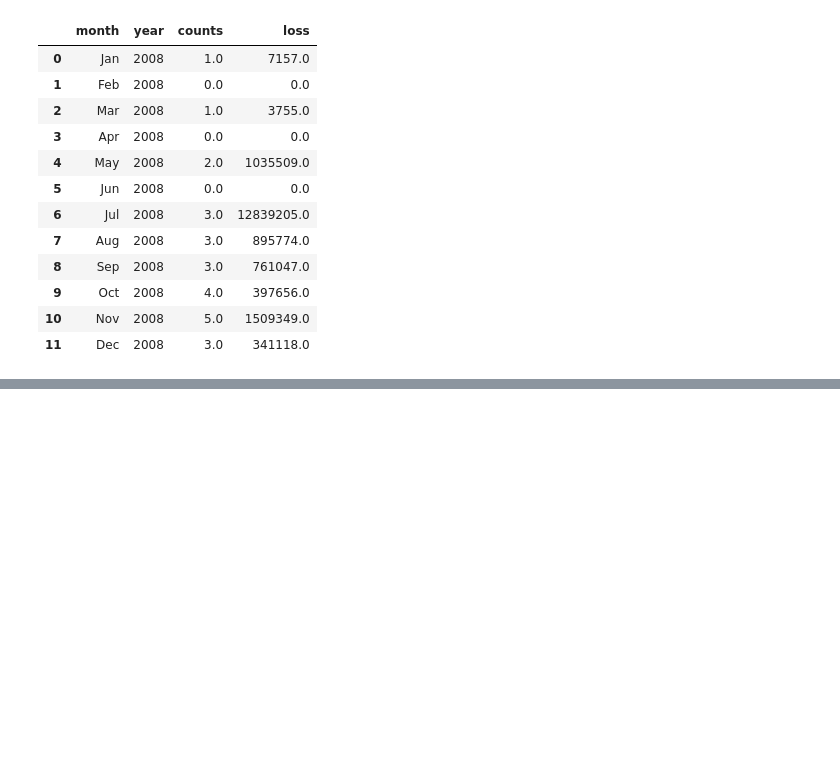
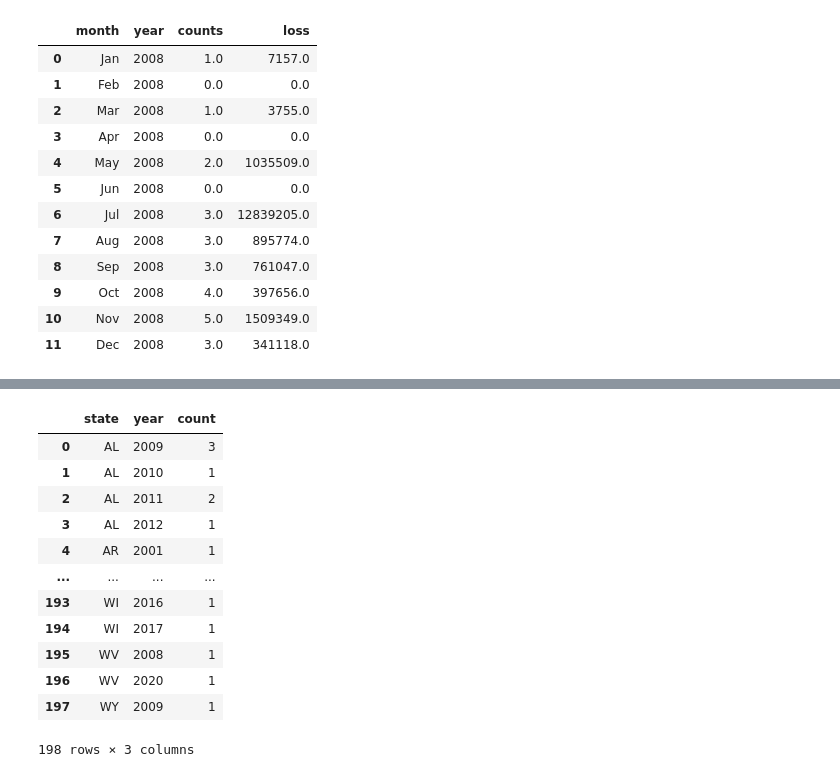
Before and after one commit to the-soham/failed-banks, a Jupyter notebook: failing_banks_support.ipynb, the cells around one changed output, grey strips where cells are left out. Saved outputs shown, nothing was run; the diff lists cells and outputs as text; code cells hidden in the pictures; blank space fills up the shorter version.

```diff
--- a/failing_banks_support.ipynb
+++ b/failing_banks_support.ipynb
@@ -244,0 +271,17 @@ fig.show()
+# %%
+df_test = df.groupby(['state','year'])['year'].count().reset_index(name='count')
+df_test
+# %% [output]
+|  | state | year | count |
+| 0 | AL | 2009 | 3 |
+| 1 | AL | 2010 | 1 |
+| 2 | AL | 2011 | 2 |
+| 3 | AL | 2012 | 1 |
+| 4 | AR | 2001 | 1 |
+| ... | ... | ... | ... |
+| 193 | WI | 2016 | 1 |
+| 194 | WI | 2017 | 1 |
+| 195 | WV | 2008 | 1 |
+| 196 | WV | 2020 | 1 |
+| 197 | WY | 2009 | 1 |
+198 rows × 3 columns
```
Also changed, not shown: parts of 2 cells of this notebook, 1 other file.
